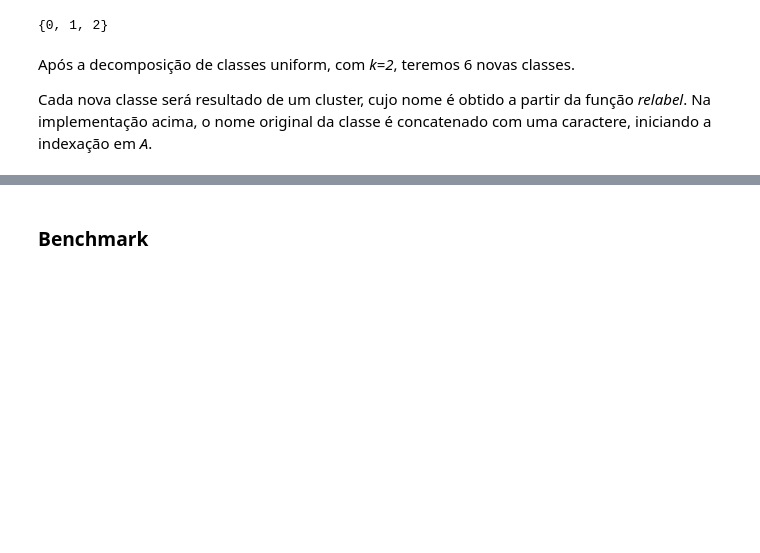
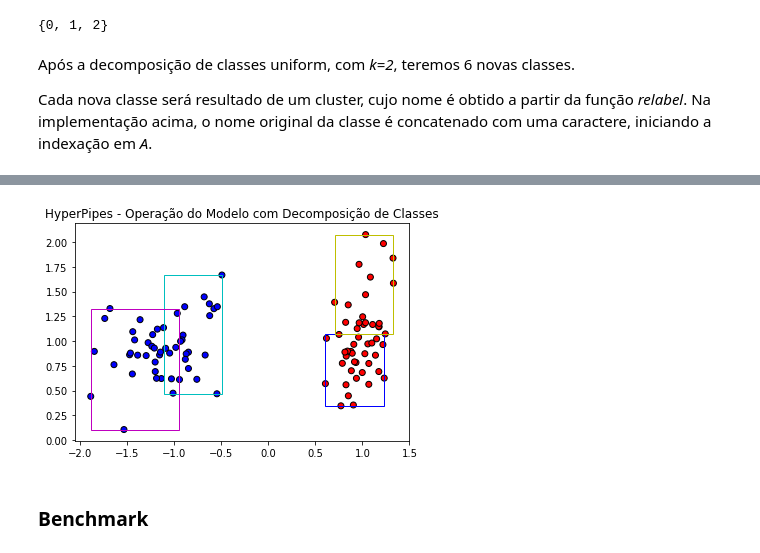
Before and after one commit to allantargino/clustered-hyper-pipes, a Jupyter notebook: notebooks/ClassDecomposition.ipynb, the cells around one changed output, grey strips where cells are left out. Cells and saved outputs as stored; diff of their text form; code cells hidden in the pictures; blank space fills up the shorter version.

```diff
--- a/notebooks/ClassDecomposition.ipynb
+++ b/notebooks/ClassDecomposition.ipynb
@@ -307,3 +307,29 @@ set(y_cd)
+# %%
+X, y = make_classification(n_features=2, n_redundant=0, n_informative=2, random_state=1, n_clusters_per_class=1)
+
+cd = UniformClassDecomposition(KMeans(random_state=42), k=2)
+
+X_cd, y_cd = cd.decompose(X,y)
+
+hp = HyperPipes()
+hp.fit(X_cd, y_cd)
+
+colorMap = ListedColormap(['#FF0000', '#0000FF'])
+colors = ['b', 'y', 'c', 'm']
+
+# Plot the training points
+plt.scatter(X[:, 0], X[:, 1], c=y, cmap=colorMap, edgecolors='k')
+
+# Plot the Hyper Pipes
+currentAxis = plt.gca()
+for pipe, color in zip(hp.hyper_pipes, colors):
+    rect = getVisualHyperPipe(pipe.numerical_bounds, color)
+    currentAxis.add_patch(rect)
+
+plt.title('HyperPipes - Operação do Modelo com Decomposição de Classes')
+plt.show()
+# %% [output]
+[figure, added]
 # %% [markdown]
 ### Benchmark
 # %%
```
Also changed, not shown: parts of 7 cells of this notebook, 2 other files.
